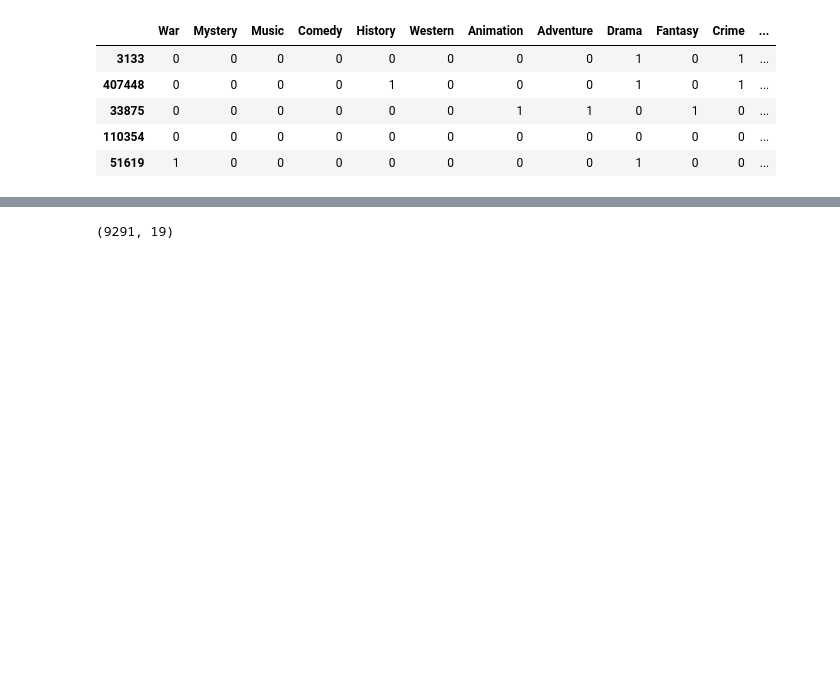
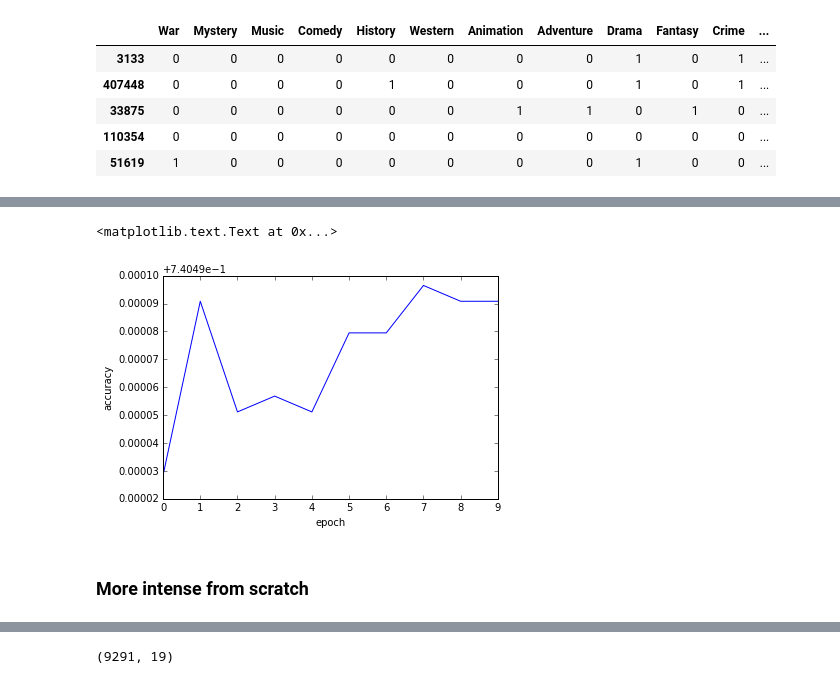
Before and after one commit to xueharry/cs109b-final-project, a Jupyter notebook: milestone4/Submission.ipynb, the cells around one changed output, grey strips where cells are left out. Drawn from its saved outputs; the diff is of its cells as text; code cells hidden in the pictures; blank space fills up the shorter version.

```diff
--- a/milestone4/Submission.ipynb
+++ b/milestone4/Submission.ipynb
@@ -113,0 +118,6 @@ train_multilabels.head()
+# %%
+#Single layer CNN
+model = Sequential()
+model.add(Conv2D(32, (3, 3), input_shape=(224, 224, 3)))
+model.add(Activation('relu'))
+model.add(MaxPooling2D(pool_size=(2, 2)))
@@ -113,0 +140,5 @@ train_multilabels.head()
+# %%
+X_1 = np.array(X)
+val_X_1 = np.array(val_X)
+train_features = model.predict(X_1)
+val_features = model.predict(val_X_1)
@@ -113,0 +147,10 @@ train_multilabels.head()
+# %%
+model = Sequential()
+model.add(Flatten(input_shape=train_features.shape[1:]))  # this converts our 3D feature maps to 1D feature vectors
+model.add(Dense(256, activation='relu'))
+model.add(Dropout(0.5))
+model.add(Dense(train_multilabels.shape[1], activation = 'sigmoid'))
+
+model.compile(loss='binary_crossentropy',
+              optimizer='sgd',
+              metrics=['accuracy'])
@@ -113,0 +161,7 @@ train_multilabels.head()
+# %%
+history = model.fit(train_features, train_multilabels.values,
+          epochs=10,
+          batch_size=16,
+          validation_data=(val_features, val_multilabels.values),
+          verbose=0)
+model.save_weights('bottleneck_fc_model.h5')
@@ -113,0 +181,9 @@ train_multilabels.head()
+# %%
+plt.plot(history.history['acc'])
+plt.xlabel("epoch")
+plt.ylabel("accuracy")
+# %% [output]
+<matplotlib.text.Text at 0x...>
+[figure, added]
+# %% [markdown]
+### More intense from scratch
```
Also changed, not shown: parts of 25 cells of this notebook.
